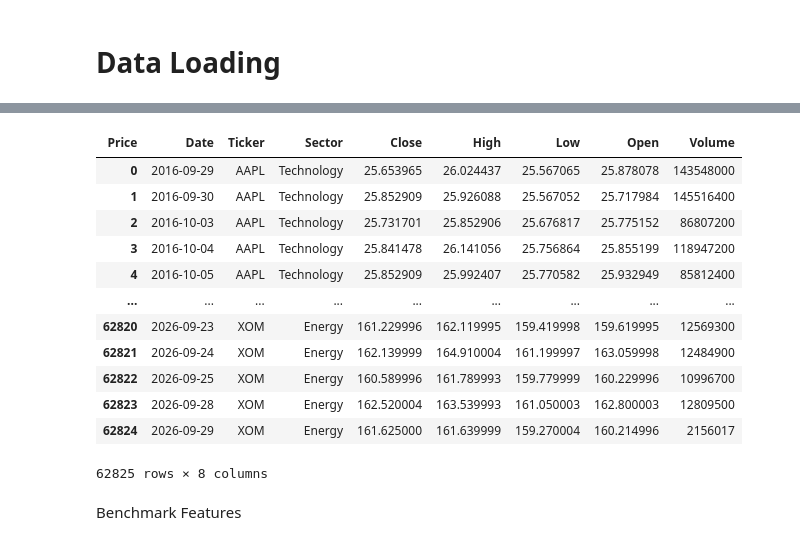
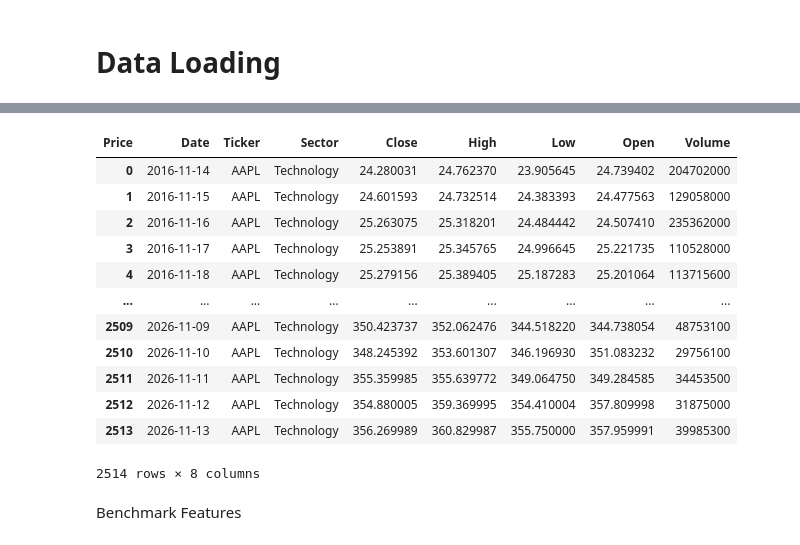
Before and after one commit to acsimpson16/market_ml_research, a Jupyter notebook: notebooks/Feature_engineering.ipynb, the cells around one changed output, grey strips where cells are left out. Drawn from its saved outputs; the diff is of its cells as text; code cells hidden in the pictures.

Commit message:
Update AAPL data preparation and feature engineering

```diff
--- a/notebooks/Feature_engineering.ipynb
+++ b/notebooks/Feature_engineering.ipynb
@@ -13,7 +13,7 @@ from market_ml.feature_engineering import *
 # %% [markdown]
 # Data Loading
 # %%
-TEST=False
+FILENAME = "stock_data_with_features.parquet"
 # %%
 stock_dl = DataLoader(tickers=TICKERS, period="10y", interval="1d", file_name='stock_data.parquet')
 benchmark_dl = DataLoader(tickers=[BENCHMARK_TICKERS], period="10y", interval="1d", file_name='benchmark_data.parquet')
@@ -26,10 +26 @@ Data loaded for ['AAPL', 'MSFT', 'NVDA', 'META', 'GOOGL', 'JPM', 'GS', 'BAC', 'M
 Data loaded for [['SPY', 'QQQ']]
-# %%
-#just testing with two stocks for now
-if TEST==True:
-    test_ticker = ['AAPL', 'NVDA']
-    market_data = market_data[market_data["Ticker"].isin(test_ticker)].copy()
-    filename = "test_stock_data_with_features.parquet"
-else:
-    filename="stock_data_with_features.parquet"
-market_data
@@ -50,20 +27,20 @@ market_data
 # %%
-FE = FeatureEngineer(market_data, benchmark_data, filename=filename)
+FE = FeatureEngineer(market_data, benchmark_data, filename=FILENAME)
 FE.data
 # %% [output]
 | Price | Date | Ticker | Sector | Close | High | Low | Open | Volume |
-| 0 | 2016-09-29 | AAPL | Technology | 25.653965 | 26.024437 | 25.567065 | 25.878078 | 143548000 |
-| 1 | 2016-09-30 | AAPL | Technology | 25.852909 | 25.926088 | 25.567052 | 25.717984 | 145516400 |
-| 2 | 2016-10-03 | AAPL | Technology | 25.731701 | 25.852906 | 25.676817 | 25.775152 | 86807200 |
-| 3 | 2016-10-04 | AAPL | Technology | 25.841478 | 26.141056 | 25.756864 | 25.855199 | 118947200 |
-| 4 | 2016-10-05 | AAPL | Technology | 25.852909 | 25.992407 | 25.770582 | 25.932949 | 85812400 |
+| 0 | 2016-11-14 | AAPL | Technology | 24.280031 | 24.762370 | 23.905645 | 24.739402 | 204702000 |
+| 1 | 2016-11-15 | AAPL | Technology | 24.601593 | 24.732514 | 24.383393 | 24.477563 | 129058000 |
+| 2 | 2016-11-16 | AAPL | Technology | 25.263075 | 25.318201 | 24.484442 | 24.507410 | 235362000 |
+| 3 | 2016-11-17 | AAPL | Technology | 25.253891 | 25.345765 | 24.996645 | 25.221735 | 110528000 |
+| 4 | 2016-11-18 | AAPL | Technology | 25.279156 | 25.389405 | 25.187283 | 25.201064 | 113715600 |
 | ... | ... | ... | ... | ... | ... | ... | ... | ... |
-| 62820 | 2026-09-23 | XOM | Energy | 161.229996 | 162.119995 | 159.419998 | 159.619995 | 12569300 |
-| 62821 | 2026-09-24 | XOM | Energy | 162.139999 | 164.910004 | 161.199997 | 163.059998 | 12484900 |
-| 62822 | 2026-09-25 | XOM | Energy | 160.589996 | 161.789993 | 159.779999 | 160.229996 | 10996700 |
-| 62823 | 2026-09-28 | XOM | Energy | 162.520004 | 163.539993 | 161.050003 | 162.800003 | 12809500 |
-| 62824 | 2026-09-29 | XOM | Energy | 161.625000 | 161.639999 | 159.270004 | 160.214996 | 2156017 |
+| 2509 | 2026-11-09 | AAPL | Technology | 350.423737 | 352.062476 | 344.518220 | 344.738054 | 48753100 |
+| 2510 | 2026-11-10 | AAPL | Technology | 348.245392 | 353.601307 | 346.196930 | 351.083232 | 29756100 |
+| 2511 | 2026-11-11 | AAPL | Technology | 355.359985 | 355.639772 | 349.064750 | 349.284585 | 34453500 |
+| 2512 | 2026-11-12 | AAPL | Technology | 354.880005 | 359.369995 | 354.410004 | 357.809998 | 31875000 |
+| 2513 | 2026-11-13 | AAPL | Technology | 356.269989 | 360.829987 | 355.750000 | 357.959991 | 39985300 |
-62825 rows × 8 columns
+2514 rows × 8 columns
 # %% [markdown]
 Benchmark Features
 # %%
```
Also changed, not shown: parts of 16 cells of this notebook, 5 other files.
